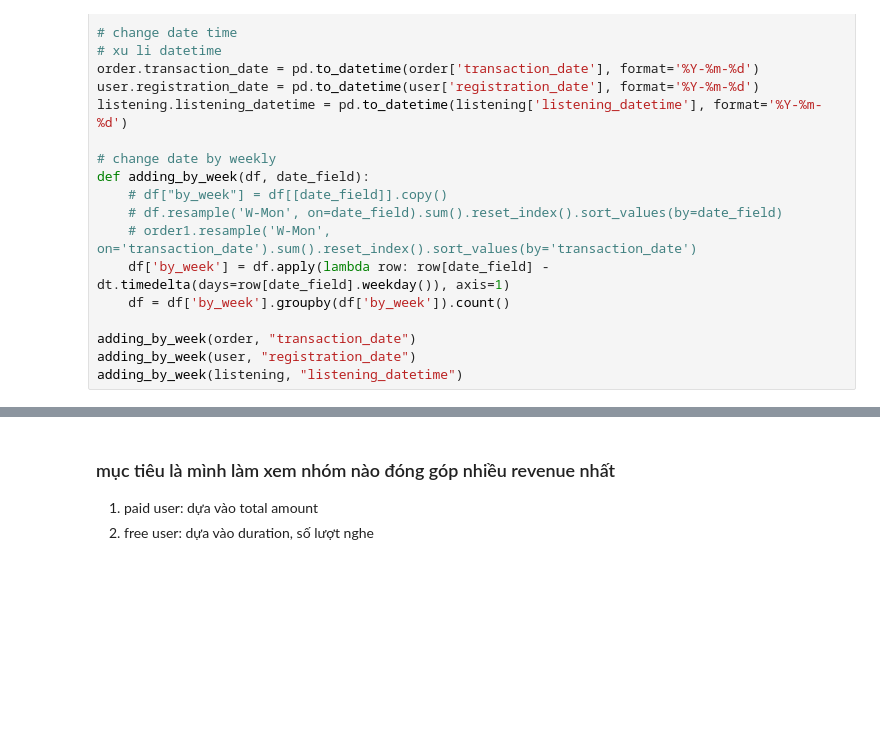
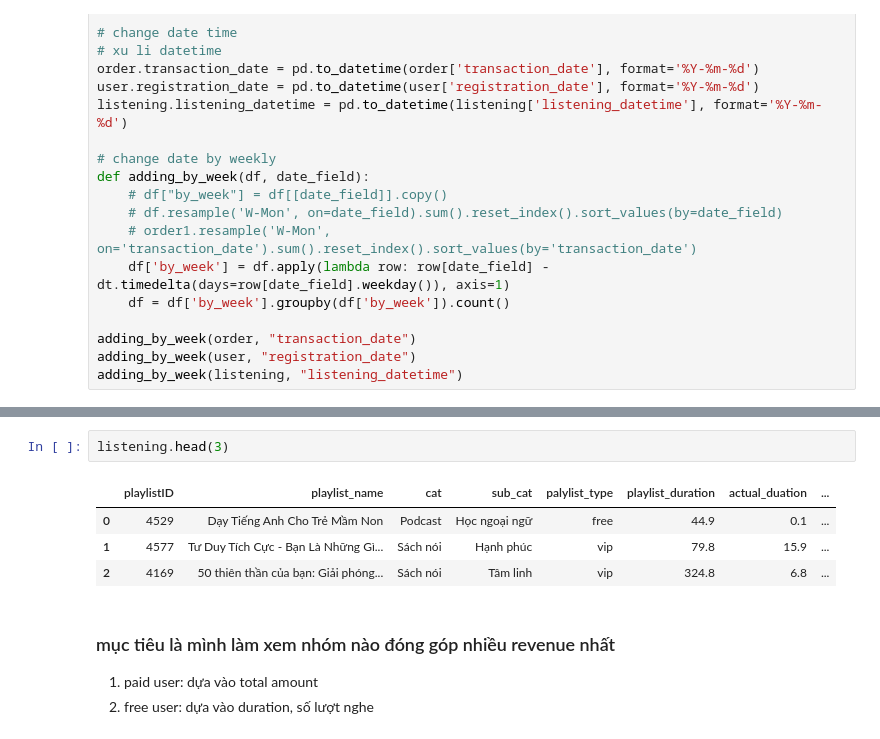
Before and after one commit to nhduong2803/Datacracy_scala_hackathon, a Jupyter notebook: EDA/invidual_EDA/thao_le.ipynb, the cells around one changed output, grey strips where cells are left out. Drawn from its saved outputs; the diff is of its cells as text; blank space fills up the shorter version.

```diff
--- a/EDA/invidual_EDA/thao_le.ipynb
+++ b/EDA/invidual_EDA/thao_le.ipynb
@@ -47,3 +76,10 @@ user.head()
+# %%
+listening.head(3)
+# %% [output]
+|  | playlistID | playlist_name | cat | sub_cat | palylist_type | playlist_duration | actual_duation | ... |
+| 0 | 4529 | Dạy Tiếng Anh Cho Trẻ Mầm Non | Podcast | Học ngoại ngữ | free | 44.9 | 0.1 | ... |
+| 1 | 4577 | Tư Duy Tích Cực - Bạn Là Những Gì... | Sách nói | Hạnh phúc | vip | 79.8 | 15.9 | ... |
+| 2 | 4169 | 50 thiên thần của bạn: Giải phóng... | Sách nói | Tâm linh | vip | 324.8 | 6.8 | ... |
 # %% [markdown]
 ### mục tiêu là mình làm xem nhóm nào đóng góp nhiều revenue nhất
 1. paid user: dựa vào total amount
```
Also changed, not shown: parts of 10 cells of this notebook.
